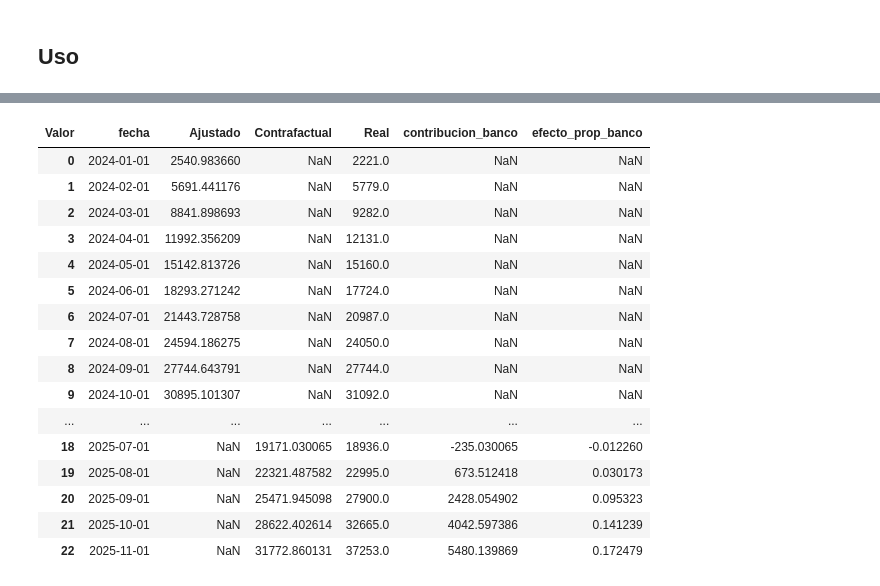
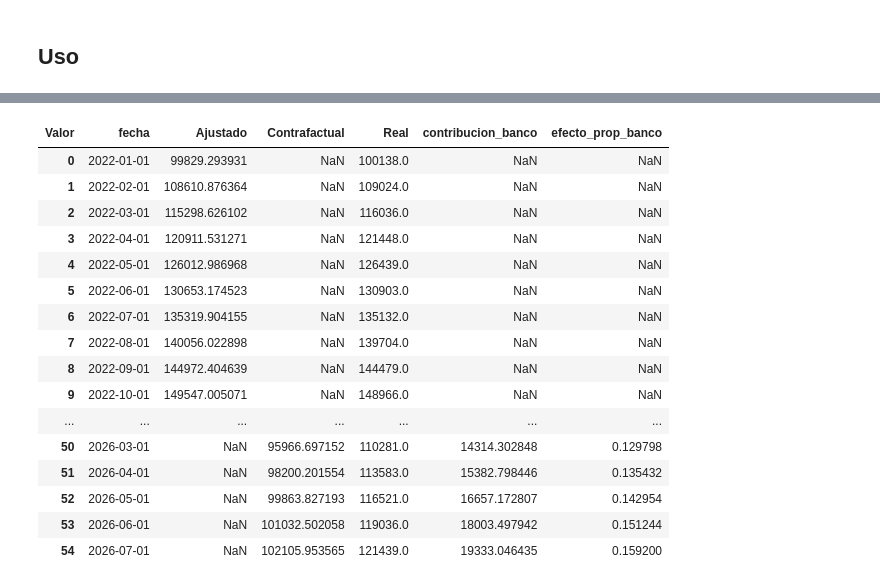
Before and after one commit to Santlond/ADQUIRENCIA_FERIA_EVA_github, a Jupyter notebook: data_analyisis_hist_vinc_y_uso_adqui_1_a_1.ipynb, the cells around one changed output, grey strips where cells are left out. Drawn from its saved outputs; the diff is of its cells as text; code cells hidden in the pictures.

Commit message:
Contribuciones con ITSA

```diff
--- a/data_analyisis_hist_vinc_y_uso_adqui_1_a_1.ipynb
+++ b/data_analyisis_hist_vinc_y_uso_adqui_1_a_1.ipynb
@@ -1455,6 +1274,0 @@ fig.show()
-# %%
-# Modelo seleccionado
-df_model_i1 = df_model[24:41]
-df_model_i1['tendencia'] = [i + 1 for i in range(len(df_model_i1))]
-mod = smf.ols(formula="num_uso ~ tendencia + year", data=df_model_i1)
-res = mod.fit()
@@ -1581,4 +1274,0 @@ df_model_i1
-# %%
-df_plot1 = df_model[24:][['fecha', 'num_uso']]
-df_plot1['Valor'] = 'Real'
-df_plot1
@@ -1660,0 +1275,7 @@ df_plot
+# %%
+df_model_new_data = df_model[df_model['fecha'] >= '2025-04-01']
+X_new = sm.add_constant(df_model_new_data[variables_independientes])
+df_plot2 = df_model_new_data[['fecha', 'num_uso']].reset_index(drop=True)
+df_plot2['num_uso'] = res.predict(X_new).reset_index(drop=True)
+df_plot2['Valor'] = 'Contrafactual'
+df_plot2
@@ -1660,0 +1300,5 @@ df_plot
+# %%
+df_plot3 = df_model_i1[['fecha']]
+df_plot3['num_uso'] = res.fittedvalues
+df_plot3['Valor'] = 'Ajustado'
+df_plot3
@@ -1731,26 +1384,26 @@ df_plot
 # %%
 df_resumen_wide = df_plot.pivot(index='fecha', columns='Valor', values='num_uso')
 df_resumen_wide = df_resumen_wide.reset_index()
 df_resumen_wide['contribucion_banco'] = df_resumen_wide['Real'] - df_resumen_wide['Contrafactual']
-df_resumen_wide['efecto_prop_banco'] = df_resumen_wide['contribucion_banco'] / df_resumen_wide['Contrafactual']
+df_resumen_wide['efecto_prop_banco'] = df_resumen_wide['contribucion_banco'] / df_resumen_wide['Real']
 df_resumen_wide
 # %% [output]
 | Valor | fecha | Ajustado | Contrafactual | Real | contribucion_banco | efecto_prop_banco |
-| 0 | 2024-01-01 | 2540.983660 | NaN | 2221.0 | NaN | NaN |
-| 1 | 2024-02-01 | 5691.441176 | NaN | 5779.0 | NaN | NaN |
-| 2 | 2024-03-01 | 8841.898693 | NaN | 9282.0 | NaN | NaN |
-| 3 | 2024-04-01 | 11992.356209 | NaN | 12131.0 | NaN | NaN |
-| 4 | 2024-05-01 | 15142.813726 | NaN | 15160.0 | NaN | NaN |
-| 5 | 2024-06-01 | 18293.271242 | NaN | 17724.0 | NaN | NaN |
-| 6 | 2024-07-01 | 21443.728758 | NaN | 20987.0 | NaN | NaN |
-| 7 | 2024-08-01 | 24594.186275 | NaN | 24050.0 | NaN | NaN |
-| 8 | 2024-09-01 | 27744.643791 | NaN | 27744.0 | NaN | NaN |
-| 9 | 2024-10-01 | 30895.101307 | NaN | 31092.0 | NaN | NaN |
+| 0 | 2022-01-01 | 99829.293931 | NaN | 100138.0 | NaN | NaN |
+| 1 | 2022-02-01 | 108610.876364 | NaN | 109024.0 | NaN | NaN |
+| 2 | 2022-03-01 | 115298.626102 | NaN | 116036.0 | NaN | NaN |
+| 3 | 2022-04-01 | 120911.531271 | NaN | 121448.0 | NaN | NaN |
+| 4 | 2022-05-01 | 126012.986968 | NaN | 126439.0 | NaN | NaN |
+| 5 | 2022-06-01 | 130653.174523 | NaN | 130903.0 | NaN | NaN |
+| 6 | 2022-07-01 | 135319.904155 | NaN | 135132.0 | NaN | NaN |
+| 7 | 2022-08-01 | 140056.022898 | NaN | 139704.0 | NaN | NaN |
+| 8 | 2022-09-01 | 144972.404639 | NaN | 144479.0 | NaN | NaN |
+| 9 | 2022-10-01 | 149547.005071 | NaN | 148966.0 | NaN | NaN |
 | ... | ... | ... | ... | ... | ... | ... |
-| 18 | 2025-07-01 | NaN | 19171.030065 | 18936.0 | -235.030065 | -0.012260 |
-| 19 | 2025-08-01 | NaN | 22321.487582 | 22995.0 | 673.512418 | 0.030173 |
-| 20 | 2025-09-01 | NaN | 25471.945098 | 27900.0 | 2428.054902 | 0.095323 |
-| 21 | 2025-10-01 | NaN | 28622.402614 | 32665.0 | 4042.597386 | 0.141239 |
-| 22 | 2025-11-01 | NaN | 31772.860131 | 37253.0 | 5480.139869 | 0.172479 |
+| 50 | 2026-03-01 | NaN | 95966.697152 | 110281.0 | 14314.302848 | 0.129798 |
+| 51 | 2026-04-01 | NaN | 98200.201554 | 113583.0 | 15382.798446 | 0.135432 |
+| 52 | 2026-05-01 | NaN | 99863.827193 | 116521.0 | 16657.172807 | 0.142954 |
+| 53 | 2026-06-01 | NaN | 101032.502058 | 119036.0 | 18003.497942 | 0.151244 |
+| 54 | 2026-07-01 | NaN | 102105.953565 | 121439.0 | 19333.046435 | 0.159200 |
 # %%
 df_resumen_wide.to_excel('main_data/contrafactual_num_clientes_con_uso.xlsx', index=False)
```
Also changed, not shown: parts of 45 cells of this notebook, 6 other files.
